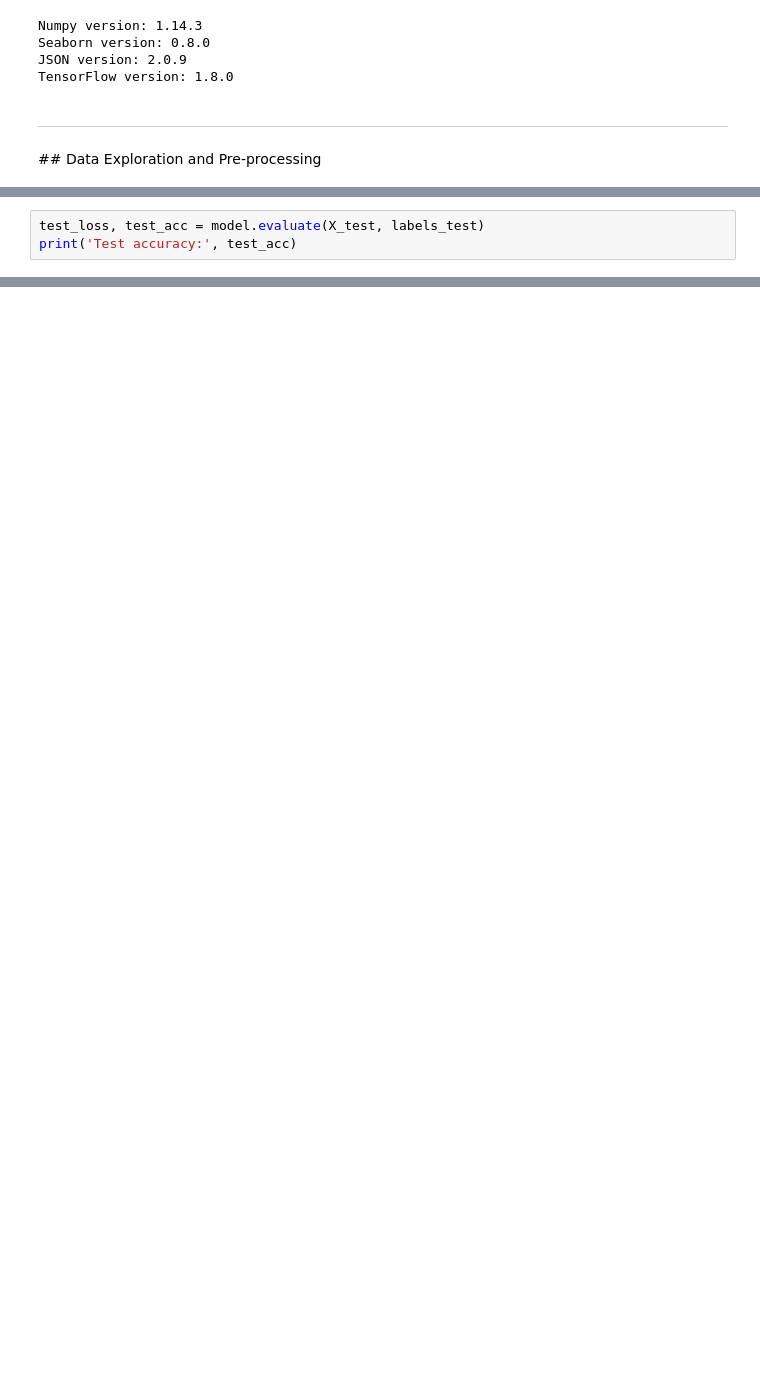
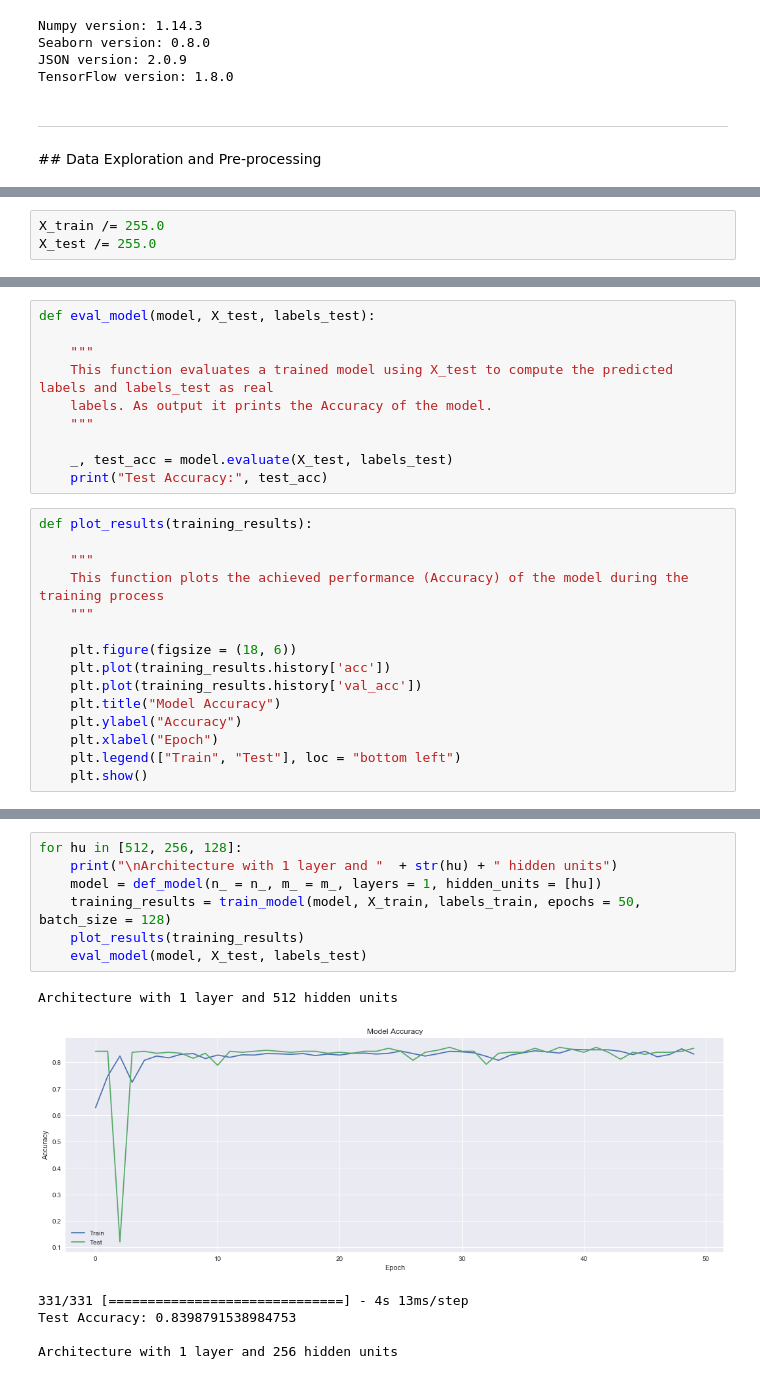
Before and after one commit to JorgeQuintanaL/Reminder, a Jupyter notebook: Riminder.ipynb, the cells around one changed output, grey strips where cells are left out. Drawn from its saved outputs; the diff is of its cells as text; blank space fills up the shorter version.

```diff
--- a/Riminder.ipynb
+++ b/Riminder.ipynb
@@ -215,3 +54,0 @@ Epoch 5/5
-# %%
-test_loss, test_acc = model.evaluate(X_test, labels_test)
-print('Test accuracy:', test_acc)
@@ -220,0 +242,3 @@ Test accuracy: 0.8750000025915063
+# %%
+X_train /= 255.0
+X_test /= 255.0
@@ -220,0 +323,25 @@ Test accuracy: 0.8750000025915063
+# %%
+def eval_model(model, X_test, labels_test):
+
+    """
+    This function evaluates a trained model using X_test to compute the predicted labels and labels_test as real
+    labels. As output it prints the Accuracy of the model.
+    """
+
+    _, test_acc = model.evaluate(X_test, labels_test)
+    print("Test Accuracy:", test_acc)
+# %%
+def plot_results(training_results):
+
+    """
+    This function plots the achieved performance (Accuracy) of the model during the training process
+    """
+
+    plt.figure(figsize = (18, 6))
+    plt.plot(training_results.history['acc'])
+    plt.plot(training_results.history['val_acc'])
+    plt.title("Model Accuracy")
+    plt.ylabel("Accuracy")
+    plt.xlabel("Epoch")
+    plt.legend(["Train", "Test"], loc = "bottom left")
+    plt.show()
@@ -220,0 +350,14 @@ Test accuracy: 0.8750000025915063
+# %%
+for hu in [512, 256, 128]:
+    print("\nArchitecture with 1 layer and "  + str(hu) + " hidden units")
+    model = def_model(n_ = n_, m_ = m_, layers = 1, hidden_units = [hu])
+    training_results = train_model(model, X_train, labels_train, epochs = 50, batch_size = 128)
+    plot_results(training_results)
+    eval_model(model, X_test, labels_test)
+# %% [output]
+Architecture with 1 layer and 512 hidden units
+[figure, added]
+331/331 [==============================] - 4s 13ms/step
+Test Accuracy: 0.8398791538984753
+
+Architecture with 1 layer and 256 hidden units
```
Also changed, not shown: parts of 53 cells of this notebook.
